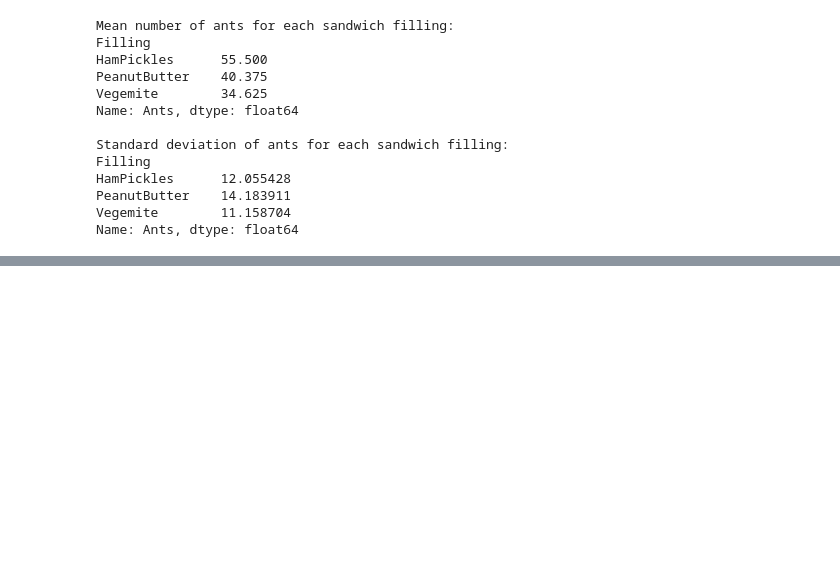
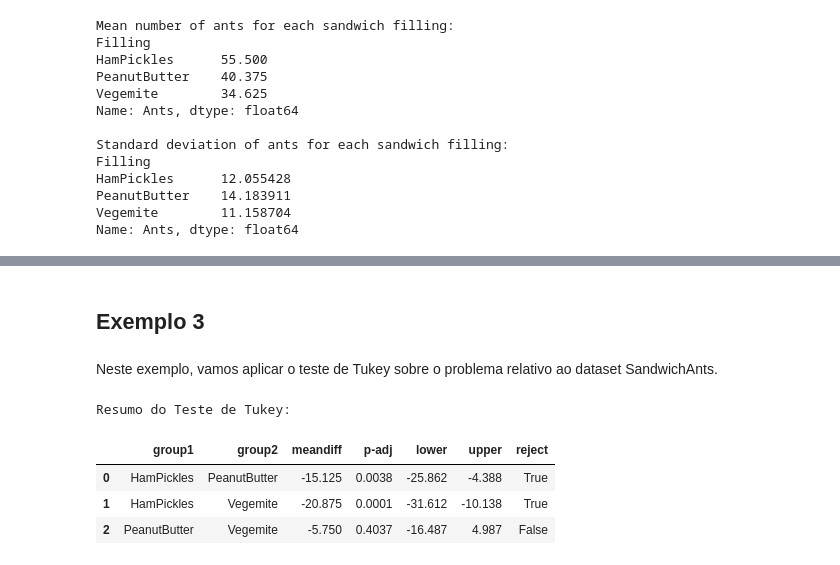
Before and after one commit to AILAB-CEFET-RJ/gcc1625, a Jupyter notebook: notebooks/05_testes_hipoteses_anova.ipynb, the cells around one changed output, grey strips where cells are left out. Drawn from its saved outputs; the diff is of its cells as text; code cells hidden in the pictures; blank space fills up the shorter version.

Commit message:
Atualiza conteúdo sobre ANOVA e bootstrapping.

```diff
--- a/notebooks/05_testes_hipoteses_anova.ipynb
+++ b/notebooks/05_testes_hipoteses_anova.ipynb
@@ -283,0 +376,4 @@ F_onewayResult(statistic=11.84788762295662, pvalue=7.351160543218634e-05)
+# %% [markdown]
+## Exemplo 3
+# %% [markdown]
+Neste exemplo, vamos aplicar o teste de Tukey sobre o problema relativo ao dataset SandwichAnts.
@@ -283,0 +382,16 @@ F_onewayResult(statistic=11.84788762295662, pvalue=7.351160543218634e-05)
+# %%
+from statsmodels.stats.multicomp import pairwise_tukeyhsd
+
+# Teste de Tukey
+tukey = pairwise_tukeyhsd(endog=df_sandwichAnts["Ants"], groups=df_sandwichAnts["Filling"], alpha=0.05)
+
+dataframe=pd.DataFrame(data=tukey.summary().data[1:], columns=tukey.summary().data[0])
+
+print("Resumo do Teste de Tukey:")
+dataframe.head()
+# %% [output]
+Resumo do Teste de Tukey:
+|  | group1 | group2 | meandiff | p-adj | lower | upper | reject |
+| 0 | HamPickles | PeanutButter | -15.125 | 0.0038 | -25.862 | -4.388 | True |
+| 1 | HamPickles | Vegemite | -20.875 | 0.0001 | -31.612 | -10.138 | True |
+| 2 | PeanutButter | Vegemite | -5.750 | 0.4037 | -16.487 | 4.987 | False |
```
Also changed, not shown: parts of 26 cells of this notebook, 7 other files.
